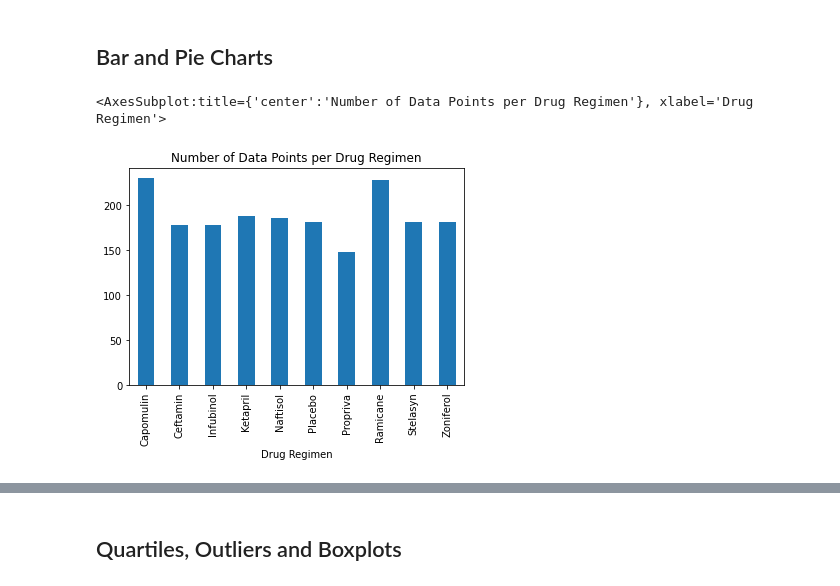
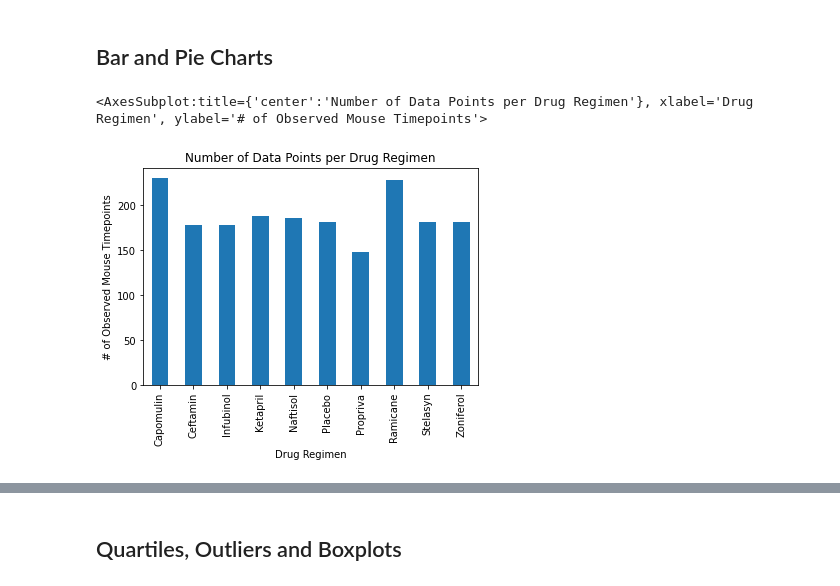
Before and after one commit to jayparikh1998/UofT-Bootcamp, a Jupyter notebook: pymaceuticals_challenge/pymaceuticals_starter.ipynb, the cells around one changed output, grey strips where cells are left out. Saved outputs shown, nothing was run; the diff lists cells and outputs as text; code cells hidden in the pictures.

Commit message:
Finished up to bar/pie plots

```diff
--- a/pymaceuticals_challenge/pymaceuticals_starter.ipynb
+++ b/pymaceuticals_challenge/pymaceuticals_starter.ipynb
@@ -161,10 +161,10 @@ summary_table
 # %%
 # Generate a bar plot showing the total number of rows (Mouse ID/Timepoints) for each drug regimen using Pandas.
 # Counting the number of occurrences for each drug regimen
 count_by_regimen = cleaned_df.groupby('Drug Regimen').count()['Mouse ID']
 
 # Plotting the bar chart
-count_by_regimen.plot(kind='bar', title='Number of Data Points per Drug Regimen')
+count_by_regimen.plot(kind='bar', title='Number of Data Points per Drug Regimen', ylabel="# of Observed Mouse Timepoints")
 # %% [output]
-<AxesSubplot:title={'center':'Number of Data Points per Drug Regimen'}, xlabel='Drug Regimen'>
+<AxesSubplot:title={'center':'Number of Data Points per Drug Regimen'}, xlabel='Drug Regimen', ylabel='# of Observed Mouse Timepoints'>
-[figure, old version]
+[figure, new version]
```
Also changed, not shown: parts of 5 cells of this notebook.
